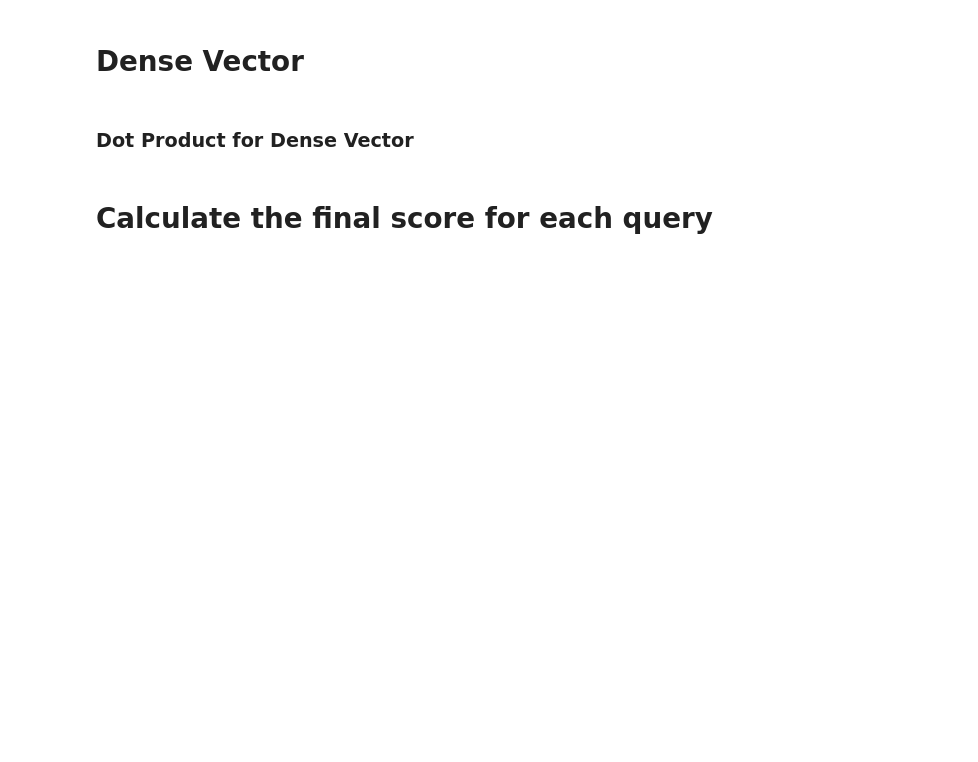
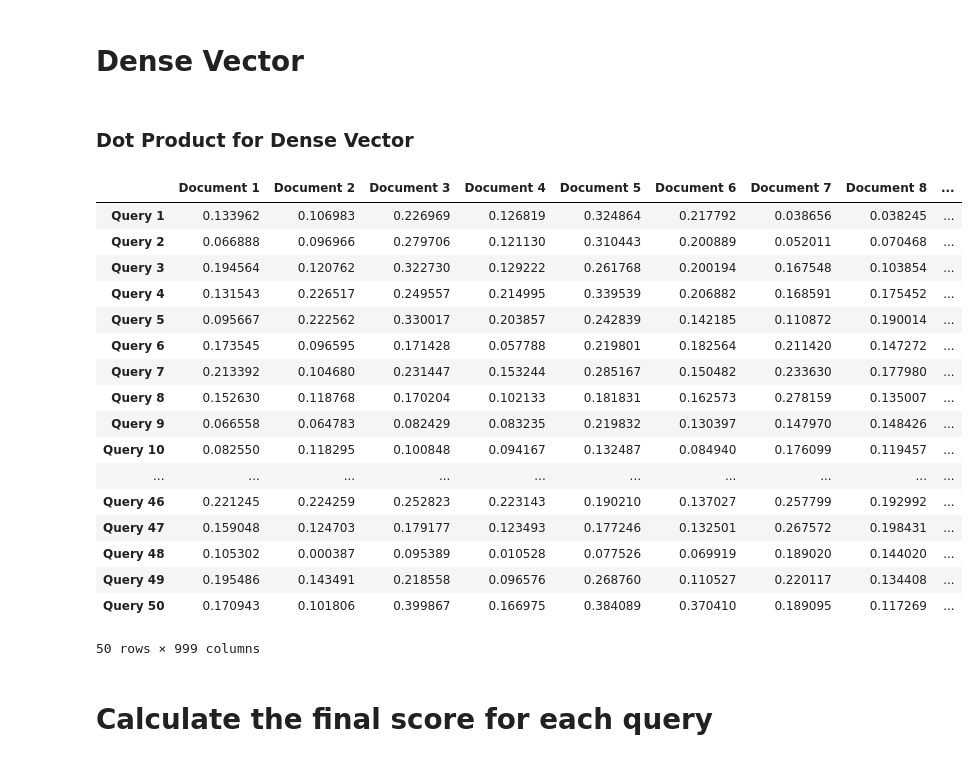
Before and after one commit to tali9943/Ranking, a Jupyter notebook: rank.ipynb, the cells around one changed output. Drawn from its saved outputs; the diff is of its cells as text; code cells hidden in the pictures; blank space fills up the shorter version.

```diff
--- a/rank.ipynb
+++ b/rank.ipynb
@@ -212,22 +225,42 @@ dense_vector_query = create_dense_vector(queries)
 # %%
 def calculate_Dot_Product_Dense(dense_vector_document, dense_vector_query):
     num_queries = dense_vector_query.shape[0]
     num_docs = dense_vector_document.shape[0]
     dense_score_results = []
 
     for query in range(num_queries):
         dense_score_docs = []
         for doc in range(num_docs):
             dot_result = np.dot(dense_vector_query[query], dense_vector_document[doc])
             dense_score_docs.append(dot_result)
         dense_score_results.append(dense_score_docs)
 
     return dense_score_results
 
 
 dense_score_results = calculate_Dot_Product_Dense(dense_vector_document, dense_vector_query)
 
 dense_score_table = score_table(dense_score_results)
+dense_score_table
+# %% [output]
+|  | Document 1 | Document 2 | Document 3 | Document 4 | Document 5 | Document 6 | Document 7 | Document 8 | ... |
+| Query 1 | 0.133962 | 0.106983 | 0.226969 | 0.126819 | 0.324864 | 0.217792 | 0.038656 | 0.038245 | ... |
+| Query 2 | 0.066888 | 0.096966 | 0.279706 | 0.121130 | 0.310443 | 0.200889 | 0.052011 | 0.070468 | ... |
+| Query 3 | 0.194564 | 0.120762 | 0.322730 | 0.129222 | 0.261768 | 0.200194 | 0.167548 | 0.103854 | ... |
+| Query 4 | 0.131543 | 0.226517 | 0.249557 | 0.214995 | 0.339539 | 0.206882 | 0.168591 | 0.175452 | ... |
+| Query 5 | 0.095667 | 0.222562 | 0.330017 | 0.203857 | 0.242839 | 0.142185 | 0.110872 | 0.190014 | ... |
+| Query 6 | 0.173545 | 0.096595 | 0.171428 | 0.057788 | 0.219801 | 0.182564 | 0.211420 | 0.147272 | ... |
+| Query 7 | 0.213392 | 0.104680 | 0.231447 | 0.153244 | 0.285167 | 0.150482 | 0.233630 | 0.177980 | ... |
+| Query 8 | 0.152630 | 0.118768 | 0.170204 | 0.102133 | 0.181831 | 0.162573 | 0.278159 | 0.135007 | ... |
+| Query 9 | 0.066558 | 0.064783 | 0.082429 | 0.083235 | 0.219832 | 0.130397 | 0.147970 | 0.148426 | ... |
+| Query 10 | 0.082550 | 0.118295 | 0.100848 | 0.094167 | 0.132487 | 0.084940 | 0.176099 | 0.119457 | ... |
+| ... | ... | ... | ... | ... | ... | ... | ... | ... | ... |
+| Query 46 | 0.221245 | 0.224259 | 0.252823 | 0.223143 | 0.190210 | 0.137027 | 0.257799 | 0.192992 | ... |
+| Query 47 | 0.159048 | 0.124703 | 0.179177 | 0.123493 | 0.177246 | 0.132501 | 0.267572 | 0.198431 | ... |
+| Query 48 | 0.105302 | 0.000387 | 0.095389 | 0.010528 | 0.077526 | 0.069919 | 0.189020 | 0.144020 | ... |
+| Query 49 | 0.195486 | 0.143491 | 0.218558 | 0.096576 | 0.268760 | 0.110527 | 0.220117 | 0.134408 | ... |
+| Query 50 | 0.170943 | 0.101806 | 0.399867 | 0.166975 | 0.384089 | 0.370410 | 0.189095 | 0.117269 | ... |
+50 rows × 999 columns
 # %% [markdown]
 # Calculate the final score for each query
 # %%
```
Also changed, not shown: parts of 24 cells of this notebook, 3 other files.
